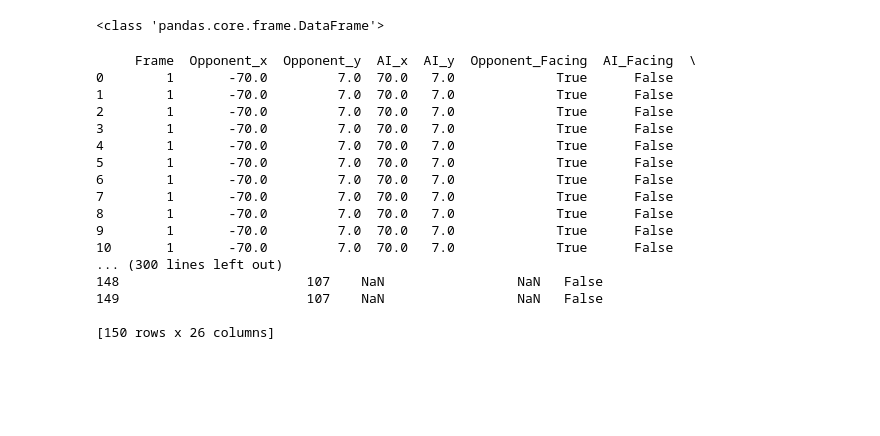
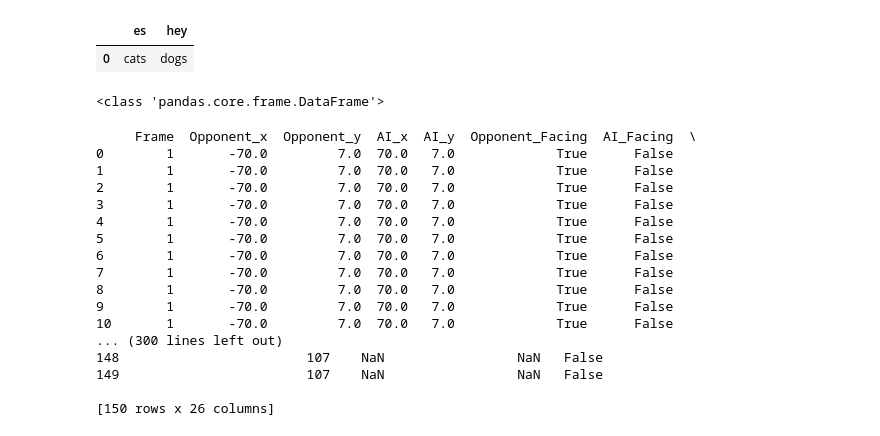
Before and after one commit to wert23239/SmashBot, a Jupyter notebook: Save Test.ipynb, the cells around one changed output. Cells and saved outputs as stored; diff of their text form; code cells hidden in the pictures; blank space fills up the shorter version.

```diff
--- a/Save Test.ipynb
+++ b/Save Test.ipynb
@@ -15,3 +17,9 @@ from tensorflow.python.saved_model import tag_constants, signature_constants, si
+# %%
+df=pandas.DataFrame({"hey":["dogs"],"es":["cats"]})
+df
+# %% [output]
+|  | es | hey |
+| 0 | cats | dogs |
 # %%
 df=pandas.read_csv('Logs/stats.csv')
 # %%
```
Also changed, not shown: parts of 1 cell of this notebook, 6 other files.
